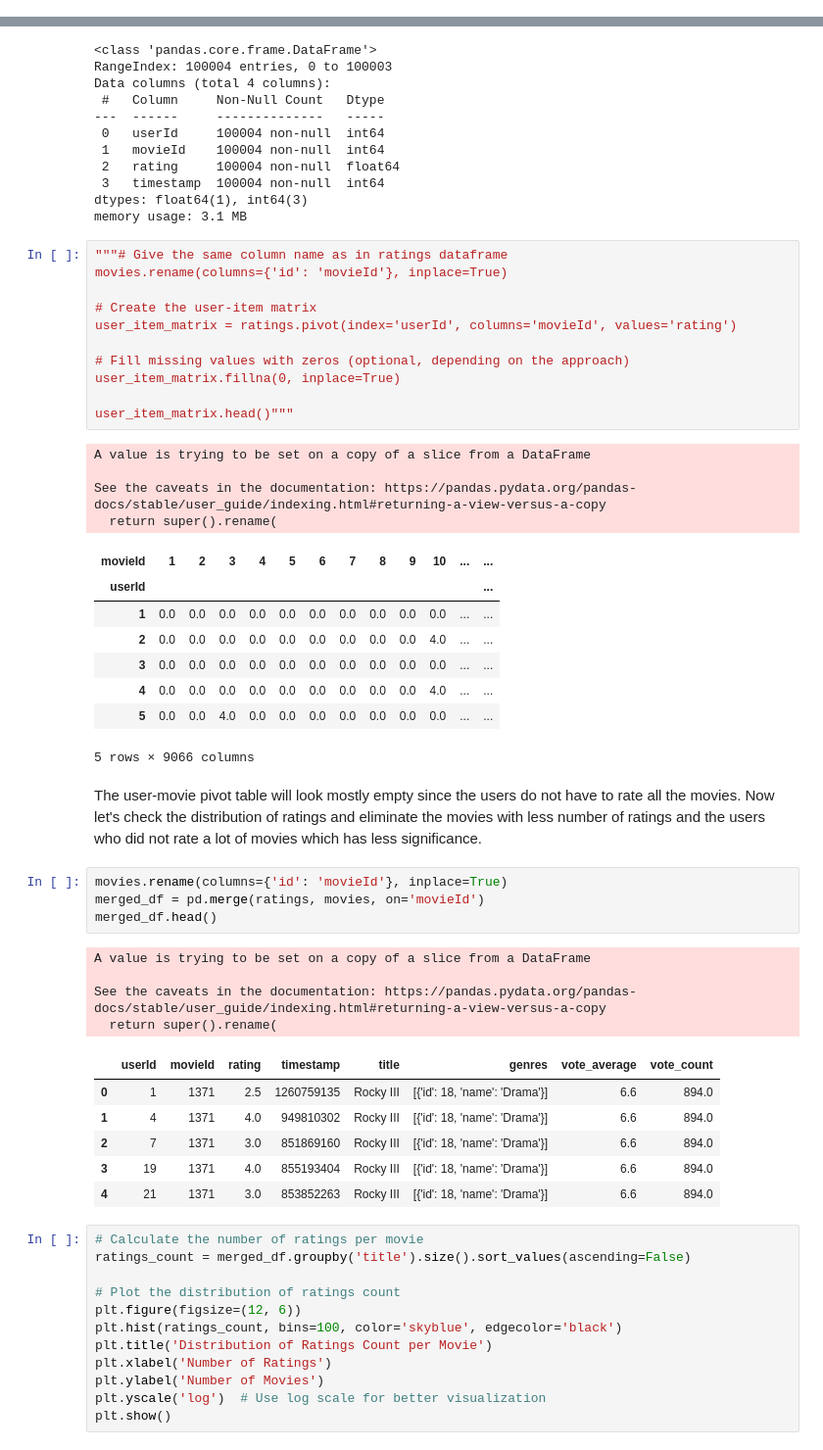
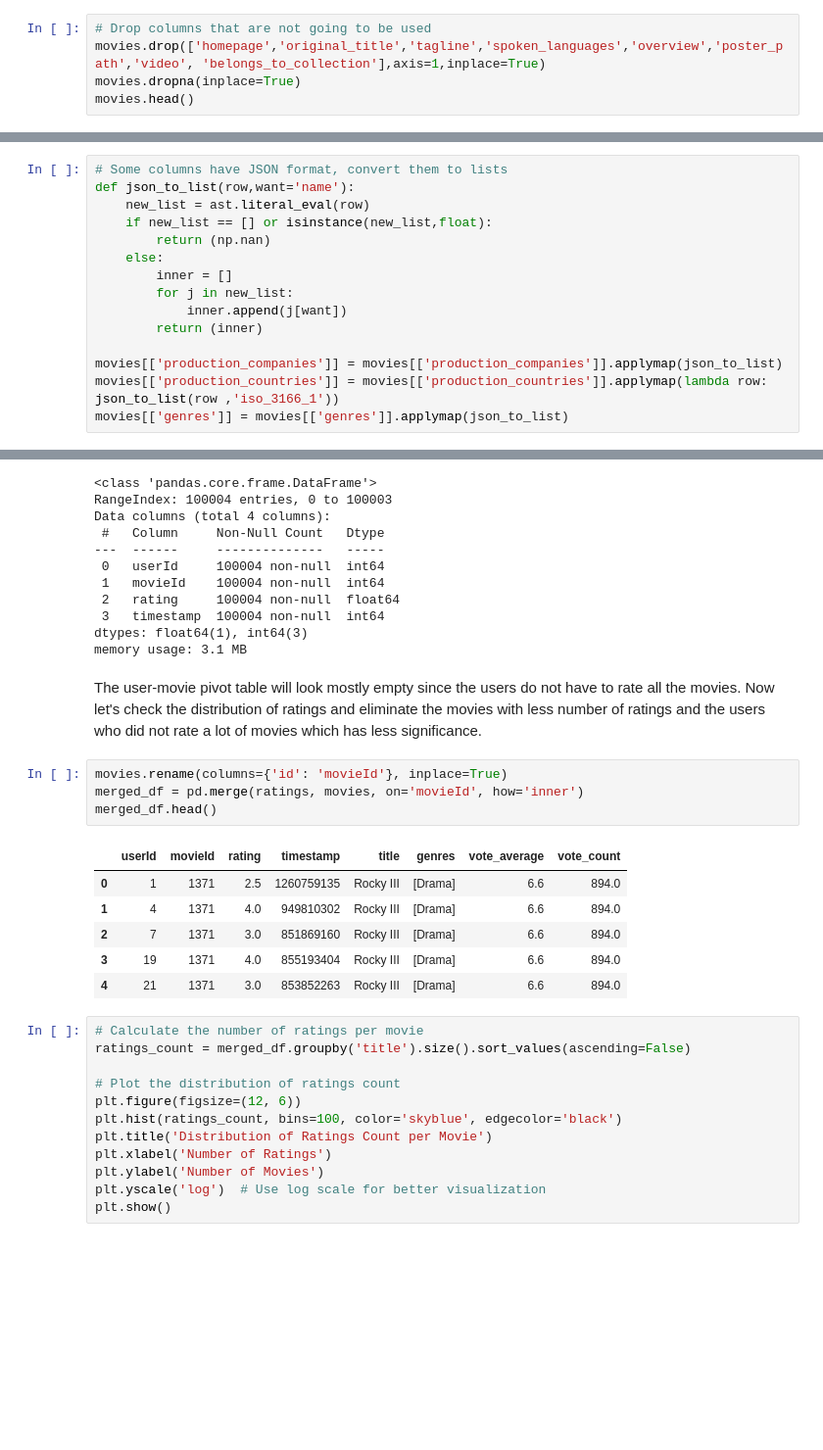
Before and after one commit to meric2/Movie-Recommendation-System, a Jupyter notebook: recommend.ipynb, the cells around one changed output, grey strips where cells are left out. Shown at 98% size. Saved outputs shown, nothing was run; the diff lists cells and outputs as text; blank space fills up the shorter version.

```diff
--- a/recommend.ipynb
+++ b/recommend.ipynb
@@ -53,0 +107,5 @@ memory usage: 8.3+ MB
+# %%
+# Drop columns that are not going to be used
+movies.drop(['homepage','original_title','tagline','spoken_languages','overview','poster_path','video', 'belongs_to_collection'],axis=1,inplace=True)
+movies.dropna(inplace=True)
+movies.head()
@@ -53,0 +119,15 @@ memory usage: 8.3+ MB
+# %%
+# Some columns have JSON format, convert them to lists
+def json_to_list(row,want='name'):
+    new_list = ast.literal_eval(row)
+    if new_list == [] or isinstance(new_list,float):
+        return (np.nan)
+    else:
+        inner = []
+        for j in new_list:
+            inner.append(j[want])
+        return (inner)
+
+movies[['production_companies']] = movies[['production_companies']].applymap(json_to_list)
+movies[['production_countries']] = movies[['production_countries']].applymap(lambda row: json_to_list(row ,'iso_3166_1'))
+movies[['genres']] = movies[['genres']].applymap(json_to_list)
@@ -122,47 +255,19 @@ Data columns (total 4 columns):
  3   timestamp  100004 non-null  int64
 dtypes: float64(1), int64(3)
 memory usage: 3.1 MB
-# %%
-"""# Give the same column name as in ratings dataframe
-movies.rename(columns={'id': 'movieId'}, inplace=True)
-
-# Create the user-item matrix
-user_item_matrix = ratings.pivot(index='userId', columns='movieId', values='rating')
-
-# Fill missing values with zeros (optional, depending on the approach)
-user_item_matrix.fillna(0, inplace=True)
-
-user_item_matrix.head()"""
-# %% [output]
-A value is trying to be set on a copy of a slice from a DataFrame
-
-See the caveats in the documentation: https://pandas.pydata.org/pandas-docs/stable/user_guide/indexing.html#returning-a-view-versus-a-copy
-  return super().rename(
-| movieId | 1 | 2 | 3 | 4 | 5 | 6 | 7 | 8 | 9 | 10 | ... | ... |
-| userId |  |  |  |  |  |  |  |  |  |  |  | ... |
-| 1 | 0.0 | 0.0 | 0.0 | 0.0 | 0.0 | 0.0 | 0.0 | 0.0 | 0.0 | 0.0 | ... | ... |
-| 2 | 0.0 | 0.0 | 0.0 | 0.0 | 0.0 | 0.0 | 0.0 | 0.0 | 0.0 | 4.0 | ... | ... |
-| 3 | 0.0 | 0.0 | 0.0 | 0.0 | 0.0 | 0.0 | 0.0 | 0.0 | 0.0 | 0.0 | ... | ... |
-| 4 | 0.0 | 0.0 | 0.0 | 0.0 | 0.0 | 0.0 | 0.0 | 0.0 | 0.0 | 4.0 | ... | ... |
-| 5 | 0.0 | 0.0 | 4.0 | 0.0 | 0.0 | 0.0 | 0.0 | 0.0 | 0.0 | 0.0 | ... | ... |
-5 rows × 9066 columns
 # %% [markdown]
 The user-movie pivot table will look mostly empty since the users do not have to rate all the movies. Now let's check the distribution of ratings and eliminate the movies with less number of ratings and the users who did not rate a lot of movies which has less significance.
 # %%
 movies.rename(columns={'id': 'movieId'}, inplace=True)
-merged_df = pd.merge(ratings, movies, on='movieId')
+merged_df = pd.merge(ratings, movies, on='movieId', how='inner')
 merged_df.head()
 # %% [output]
-A value is trying to be set on a copy of a slice from a DataFrame
-
-See the caveats in the documentation: https://pandas.pydata.org/pandas-docs/stable/user_guide/indexing.html#returning-a-view-versus-a-copy
-  return super().rename(
 |  | userId | movieId | rating | timestamp | title | genres | vote_average | vote_count |
-| 0 | 1 | 1371 | 2.5 | 1260759135 | Rocky III | [{'id': 18, 'name': 'Drama'}] | 6.6 | 894.0 |
-| 1 | 4 | 1371 | 4.0 | 949810302 | Rocky III | [{'id': 18, 'name': 'Drama'}] | 6.6 | 894.0 |
-| 2 | 7 | 1371 | 3.0 | 851869160 | Rocky III | [{'id': 18, 'name': 'Drama'}] | 6.6 | 894.0 |
-| 3 | 19 | 1371 | 4.0 | 855193404 | Rocky III | [{'id': 18, 'name': 'Drama'}] | 6.6 | 894.0 |
-| 4 | 21 | 1371 | 3.0 | 853852263 | Rocky III | [{'id': 18, 'name': 'Drama'}] | 6.6 | 894.0 |
+| 0 | 1 | 1371 | 2.5 | 1260759135 | Rocky III | [Drama] | 6.6 | 894.0 |
+| 1 | 4 | 1371 | 4.0 | 949810302 | Rocky III | [Drama] | 6.6 | 894.0 |
+| 2 | 7 | 1371 | 3.0 | 851869160 | Rocky III | [Drama] | 6.6 | 894.0 |
+| 3 | 19 | 1371 | 4.0 | 855193404 | Rocky III | [Drama] | 6.6 | 894.0 |
+| 4 | 21 | 1371 | 3.0 | 853852263 | Rocky III | [Drama] | 6.6 | 894.0 |
 # %%
 # Calculate the number of ratings per movie
 ratings_count = merged_df.groupby('title').size().sort_values(ascending=False)
```
Also changed, not shown: parts of 45 cells of this notebook, 7 other files.
